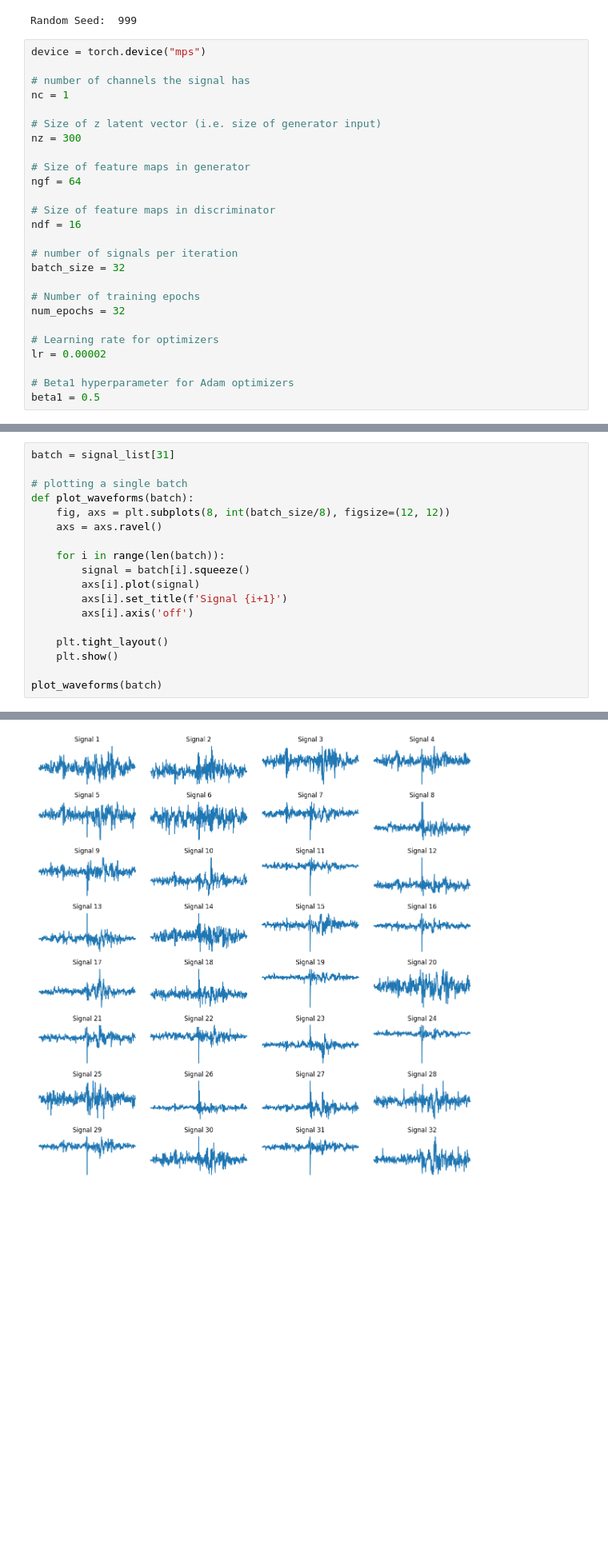
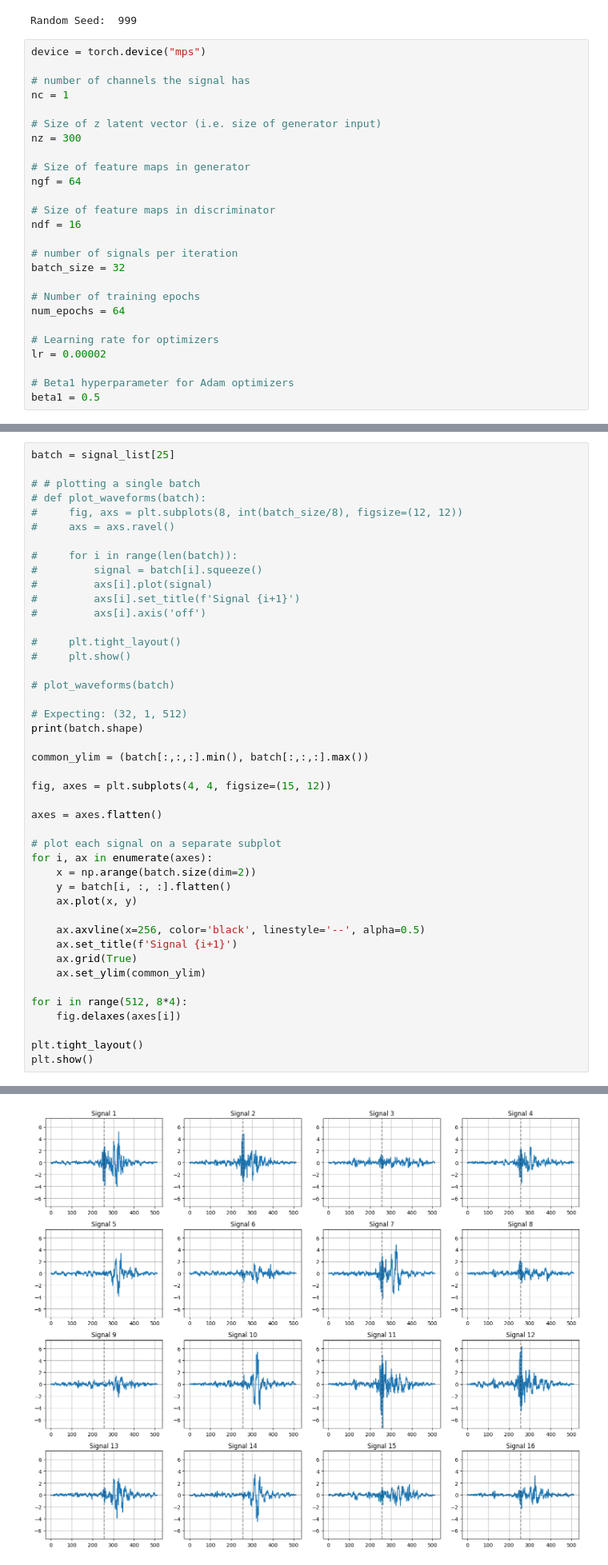
Before and after one commit to the-tarin/gw-generative-models, a Jupyter notebook: gw-gans/gw_dcgans.ipynb, the cells around one changed output, grey strips where cells are left out. Shown at 80% size. Drawn from its saved outputs; the diff is of its cells as text; blank space fills up the shorter version.

Commit message:
plot and save real signals

```diff
--- a/gw-gans/gw_dcgans.ipynb
+++ b/gw-gans/gw_dcgans.ipynb
@@ -55,7 +55,7 @@ ndf = 16
 batch_size = 32
 
 # Number of training epochs
-num_epochs = 32
+num_epochs = 64
 
 # Learning rate for optimizers
 lr = 0.00002
@@ -525,21 +533,47 @@ plt.show()
 # %% [markdown]
 ### Generated Signals
 # %%
-batch = signal_list[31]
+batch = signal_list[25]
 
-# plotting a single batch
-def plot_waveforms(batch):
-    fig, axs = plt.subplots(8, int(batch_size/8), figsize=(12, 12))
-    axs = axs.ravel()
+# # plotting a single batch
+# def plot_waveforms(batch):
+#     fig, axs = plt.subplots(8, int(batch_size/8), figsize=(12, 12))
+#     axs = axs.ravel()
 
-    for i in range(len(batch)):
-        signal = batch[i].squeeze()
-        axs[i].plot(signal)
-        axs[i].set_title(f'Signal {i+1}')
-        axs[i].axis('off')
+#     for i in range(len(batch)):
+#         signal = batch[i].squeeze()
+#         axs[i].plot(signal)
+#         axs[i].set_title(f'Signal {i+1}')
+#         axs[i].axis('off')
 
-    plt.tight_layout()
-    plt.show()
+#     plt.tight_layout()
+#     plt.show()
 
-plot_waveforms(batch)
+# plot_waveforms(batch)
+
+# Expecting: (32, 1, 512)
+print(batch.shape)
+
+common_ylim = (batch[:,:,:].min(), batch[:,:,:].max())
+
+fig, axes = plt.subplots(4, 4, figsize=(15, 12))
+
+axes = axes.flatten()
+
+# plot each signal on a separate subplot
+for i, ax in enumerate(axes):
+    x = np.arange(batch.size(dim=2))
+    y = batch[i, :, :].flatten()
+    ax.plot(x, y)
+
+    ax.axvline(x=256, color='black', linestyle='--', alpha=0.5)
+    ax.set_title(f'Signal {i+1}')
+    ax.grid(True)
+    ax.set_ylim(common_ylim)
+
+for i in range(512, 8*4):
+    fig.delaxes(axes[i])
+
+plt.tight_layout()
+plt.show()
 # %% [output]
@@ -546,4 +581,4 @@ plot_waveforms(batch)
-[figure, old version]
+[figure, new version]
 # %%
 # # Path to the folder containing PNG images
 # image_folder = '../data/gw-dcgans-images'
```
Also changed, not shown: parts of 6 cells of this notebook, 1 other file.
